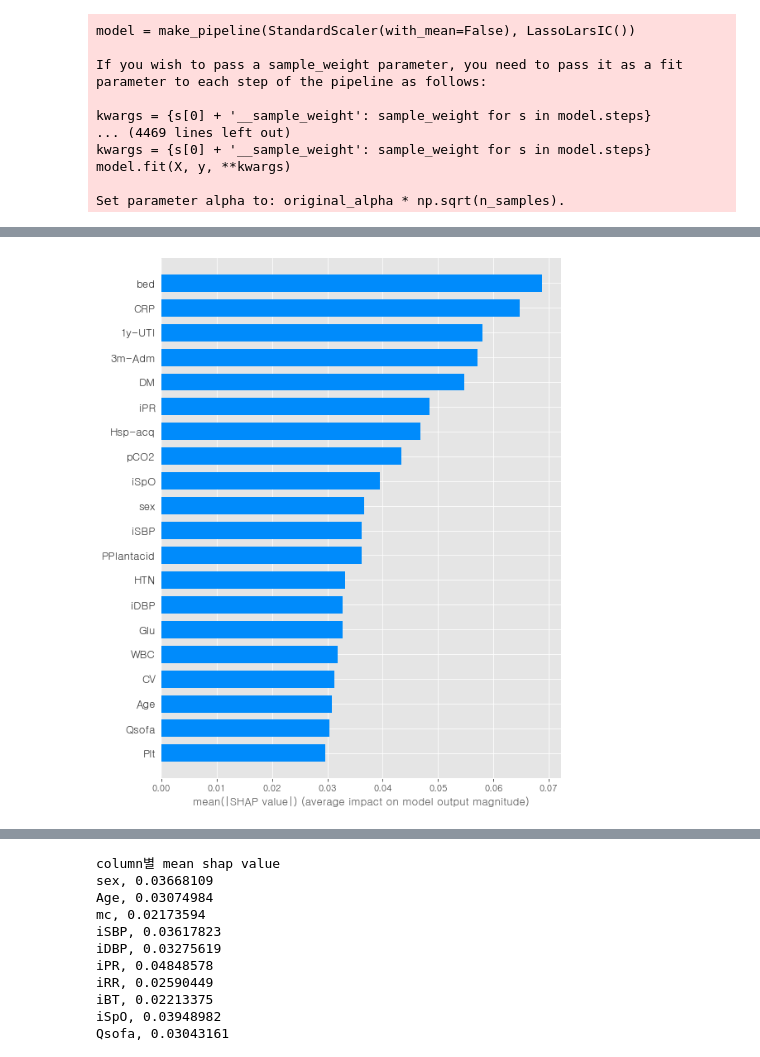
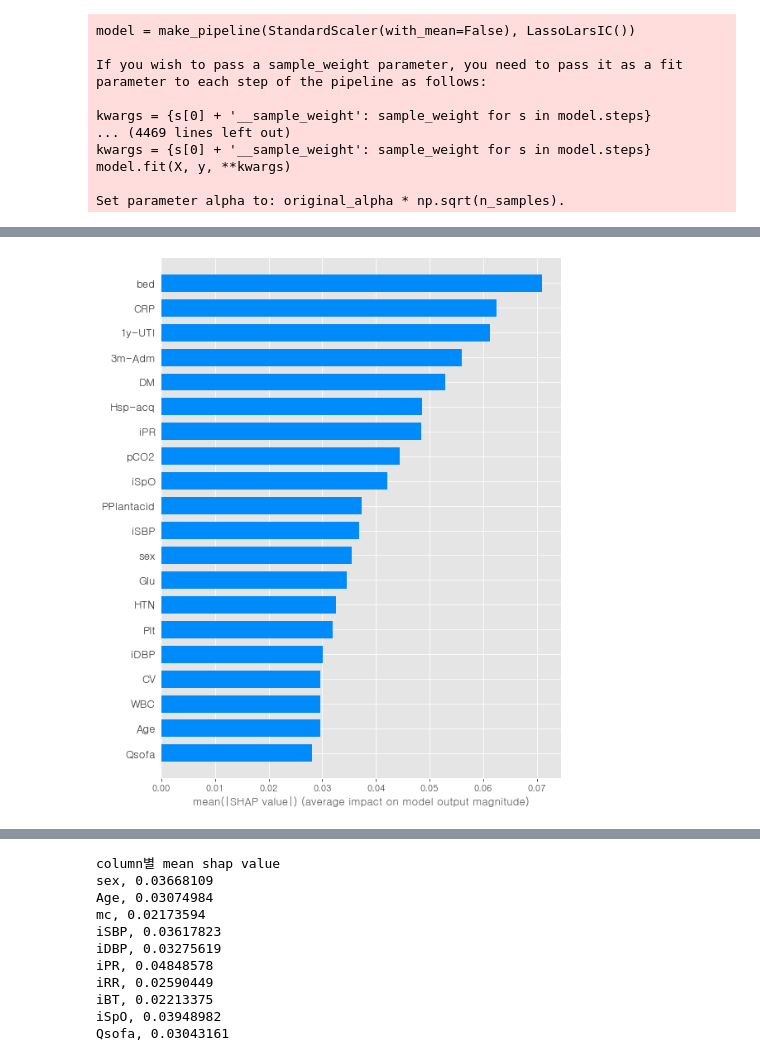
Before and after one commit to bub3690/22-1_multivariate, a Jupyter notebook: final_project/Classification-rftree-pre.ipynb, the cells around one changed output, grey strips where cells are left out. Saved outputs shown, nothing was run; the diff lists cells and outputs as text; code cells hidden in the pictures.

```diff
--- a/final_project/Classification-rftree-pre.ipynb
+++ b/final_project/Classification-rftree-pre.ipynb
@@ -4101,4 +4165,4 @@ shap.summary_plot(shap_values,x_test_base_mlp,feature_names=features,plot_type='
 # %%
-shap.summary_plot(shap_values, x_train, plot_type='bar',max_display=20)
+shap.summary_plot(shap_values, x_train_base_mlp_exp, plot_type='bar',max_display=20)
 # %% [output]
-[figure, old version]
+[figure, new version]
```
Also changed, not shown: parts of 20 cells of this notebook, 4 other files.
